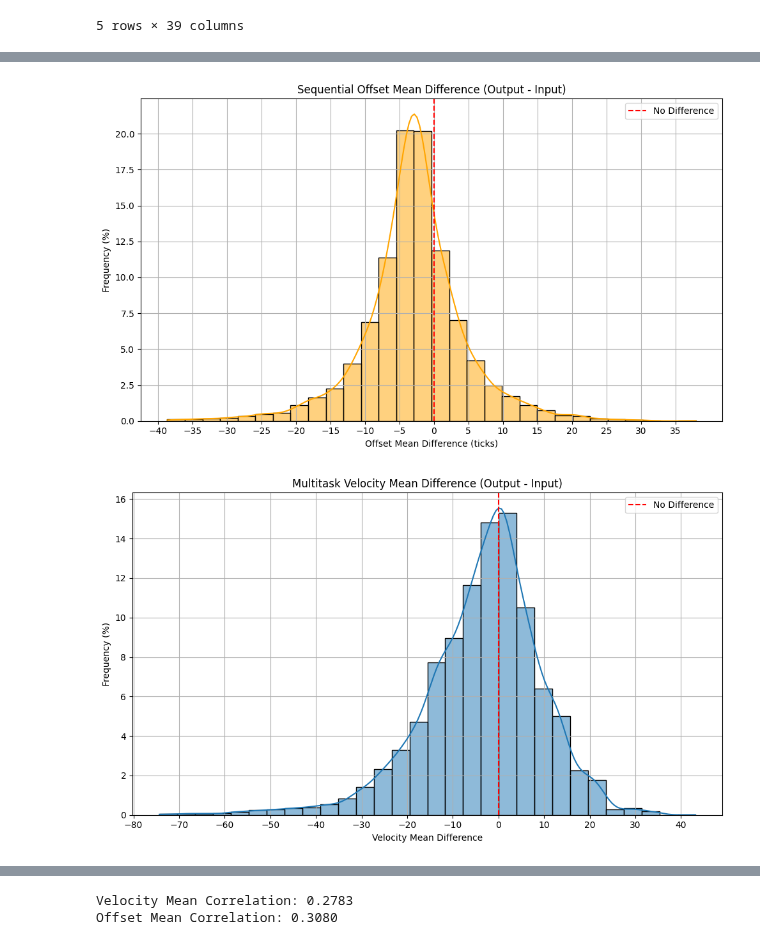
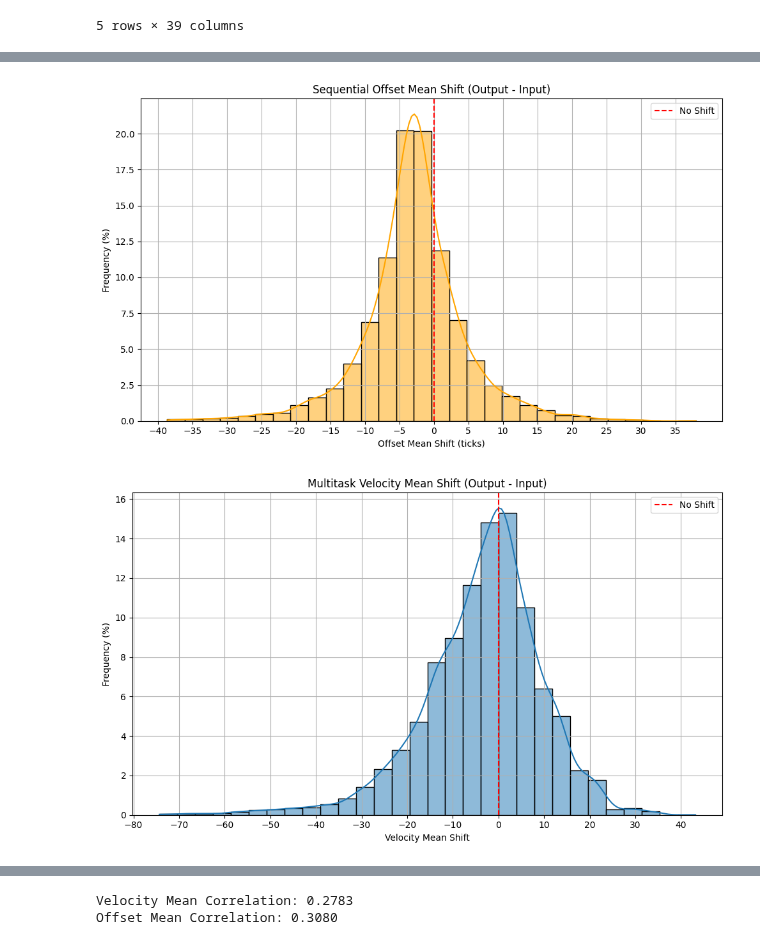
Before and after one commit to FlowkoHinti/GroovePal, a Jupyter notebook: Evaluation/ModelOutputAnalysis.ipynb, the cells around one changed output, grey strips where cells are left out. Cells and saved outputs as stored; diff of their text form; code cells hidden in the pictures.

```diff
--- a/Evaluation/ModelOutputAnalysis.ipynb
+++ b/Evaluation/ModelOutputAnalysis.ipynb
@@ -360,38 +394,38 @@ plt.show()
 # %%
 off_diff = seq_stats['off_mean'] - seq_stats['input_off_mean']
 off_diff = off_diff[(off_diff >= -40) & (off_diff <= 40)]
 
 
 plt.figure(figsize=(10, 6))
 sns.histplot(off_diff, bins=30, kde=True, stat='percent', color='orange')
-plt.title('Sequential Offset Mean Difference (Output - Input)')
-plt.xlabel('Offset Mean Difference (ticks)')
+plt.title('Sequential Offset Mean Shift (Output - Input)')
+plt.xlabel('Offset Mean Shift (ticks)')
 plt.xticks(range(-40, 40, 5))
 plt.ylabel('Frequency (%)')
-plt.axvline(0, color='red', linestyle='--', label='No Difference')
+plt.axvline(0, color='red', linestyle='--', label='No Shift')
 plt.grid()
 plt.legend()
 plt.tight_layout()
 plt.show()
 # %% [output]
-[figure, old version]
+[figure, new version]
 # %%
 vel_diff = multi_stats['vel_mean'] - multi_stats['input_vel_mean']
 vel_diff = vel_diff[vel_diff >= -80]
 
 plt.figure(figsize=(10, 6))
 sns.histplot(vel_diff, bins=30, kde=True, stat='percent')
-plt.title('Multitask Velocity Mean Difference (Output - Input)')
-plt.xlabel('Velocity Mean Difference')
+plt.title('Multitask Velocity Mean Shift (Output - Input)')
+plt.xlabel('Velocity Mean Shift')
 plt.xticks(range(-80, 50, 10))
 plt.ylabel('Frequency (%)')
-plt.axvline(0, color='red', linestyle='--', label='No Difference')
+plt.axvline(0, color='red', linestyle='--', label='No Shift')
 plt.legend()
 plt.grid()
 plt.tight_layout()
 plt.show()
 # %% [output]
-[figure, old version]
+[figure, new version]
 # %%
 vel_diff = seq_stats['vel_mean'] - seq_stats['input_vel_mean']
 vel_diff = vel_diff[vel_diff >= -80]
```
Also changed, not shown: parts of 30 cells of this notebook, 1 other file.
